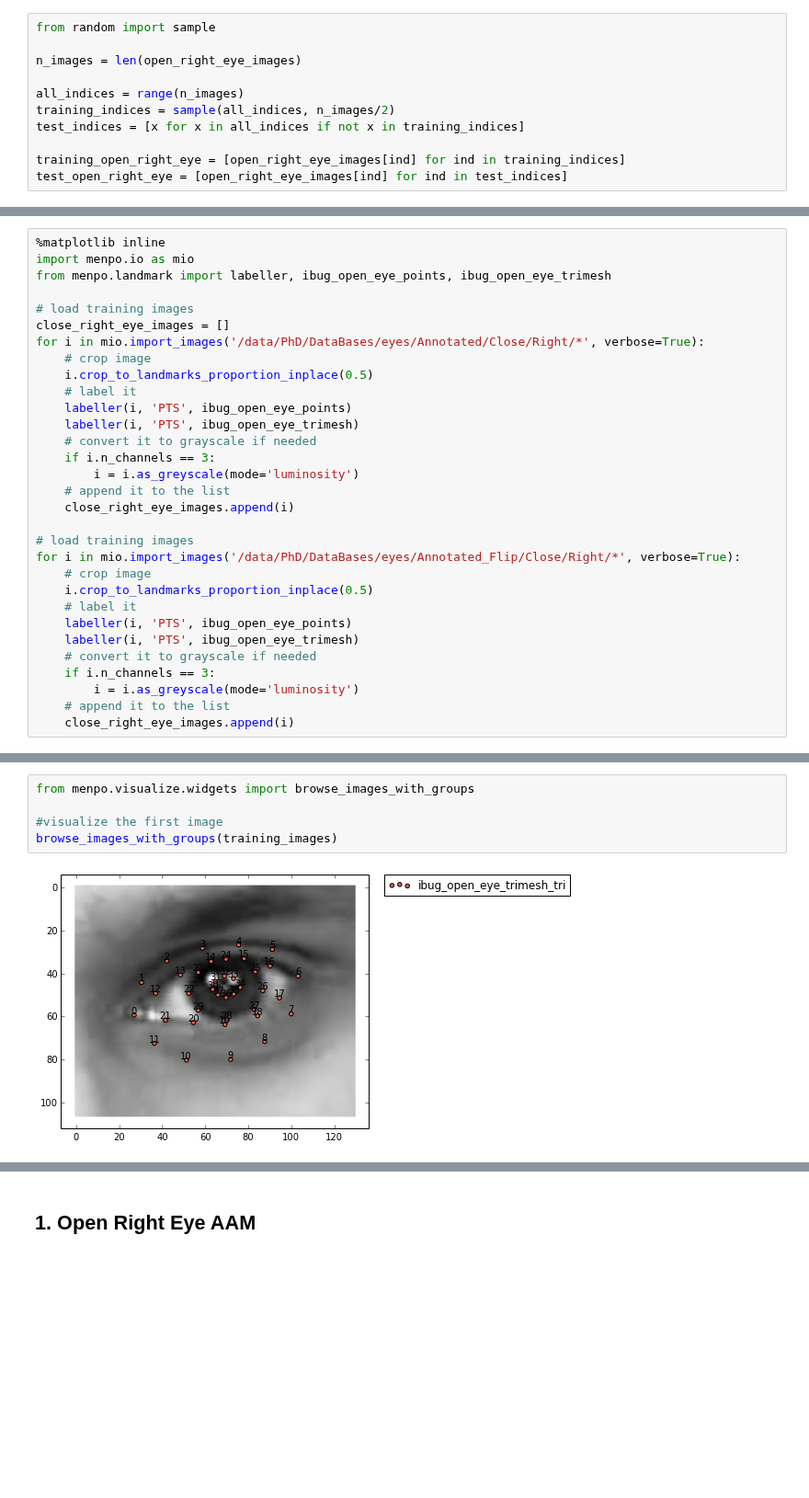
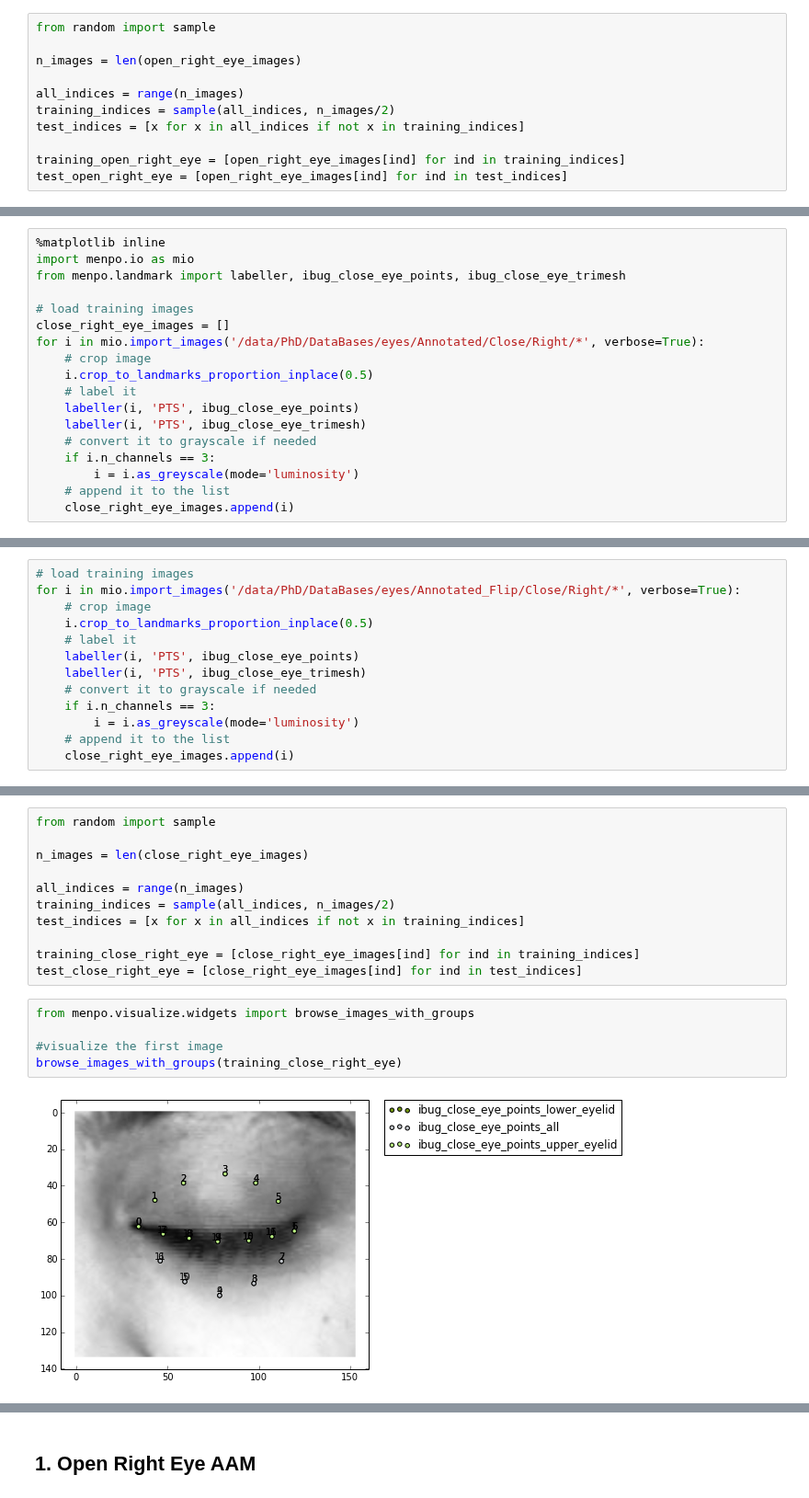
Before and after one commit to jalabort/scrap2, a Jupyter notebook: notebooks/Eyes/Eye Fitting.ipynb, the cells around one changed output, grey strips where cells are left out. Shown at 92% size. Saved outputs shown, nothing was run; the diff lists cells and outputs as text; blank space fills up the shorter version.

```diff
--- a/notebooks/Eyes/Eye Fitting.ipynb
+++ b/notebooks/Eyes/Eye Fitting.ipynb
@@ -67,7 +79,7 @@ browse_images_with_groups(test_open_right_eye)
 # %%
 %matplotlib inline
 import menpo.io as mio
-from menpo.landmark import labeller, ibug_open_eye_points, ibug_open_eye_trimesh
+from menpo.landmark import labeller, ibug_close_eye_points, ibug_close_eye_trimesh
 
 # load training images
 close_right_eye_images = []
@@ -75,23 +87,10 @@ for i in mio.import_images('/data/PhD/DataBases/eyes/Annotated/Close/Right/*', v
     # crop image
     i.crop_to_landmarks_proportion_inplace(0.5)
     # label it
-    labeller(i, 'PTS', ibug_open_eye_points)
-    labeller(i, 'PTS', ibug_open_eye_trimesh)
+    labeller(i, 'PTS', ibug_close_eye_points)
+    labeller(i, 'PTS', ibug_close_eye_trimesh)
     # convert it to grayscale if needed
     if i.n_channels == 3:
         i = i.as_greyscale(mode='luminosity')
     # append it to the list
     close_right_eye_images.append(i)
-
-# load training images
-for i in mio.import_images('/data/PhD/DataBases/eyes/Annotated_Flip/Close/Right/*', verbose=True):
-    # crop image
-    i.crop_to_landmarks_proportion_inplace(0.5)
-    # label it
-    labeller(i, 'PTS', ibug_open_eye_points)
-    labeller(i, 'PTS', ibug_open_eye_trimesh)
-    # convert it to grayscale if needed
-    if i.n_channels == 3:
-        i = i.as_greyscale(mode='luminosity')
-    # append it to the list
-    close_right_eye_images.append(i)
@@ -97,0 +99,13 @@ for i in mio.import_images('/data/PhD/DataBases/eyes/Annotated_Flip/Close/Right/
+# %%
+# load training images
+for i in mio.import_images('/data/PhD/DataBases/eyes/Annotated_Flip/Close/Right/*', verbose=True):
+    # crop image
+    i.crop_to_landmarks_proportion_inplace(0.5)
+    # label it
+    labeller(i, 'PTS', ibug_close_eye_points)
+    labeller(i, 'PTS', ibug_close_eye_trimesh)
+    # convert it to grayscale if needed
+    if i.n_channels == 3:
+        i = i.as_greyscale(mode='luminosity')
+    # append it to the list
+    close_right_eye_images.append(i)
@@ -98,7 +114,18 @@ for i in mio.import_images('/data/PhD/DataBases/eyes/Annotated_Flip/Close/Right/
+# %%
+from random import sample
+
+n_images = len(close_right_eye_images)
+
+all_indices = range(n_images)
+training_indices = sample(all_indices, n_images/2)
+test_indices = [x for x in all_indices if not x in training_indices]
+
+training_close_right_eye = [close_right_eye_images[ind] for ind in training_indices]
+test_close_right_eye = [close_right_eye_images[ind] for ind in test_indices]
 # %%
 from menpo.visualize.widgets import browse_images_with_groups
 
 #visualize the first image
-browse_images_with_groups(training_images)
+browse_images_with_groups(training_close_right_eye)
 # %% [output]
-[figure, old version]
+[figure, new version]
```
Also changed, not shown: parts of 18 cells of this notebook.
